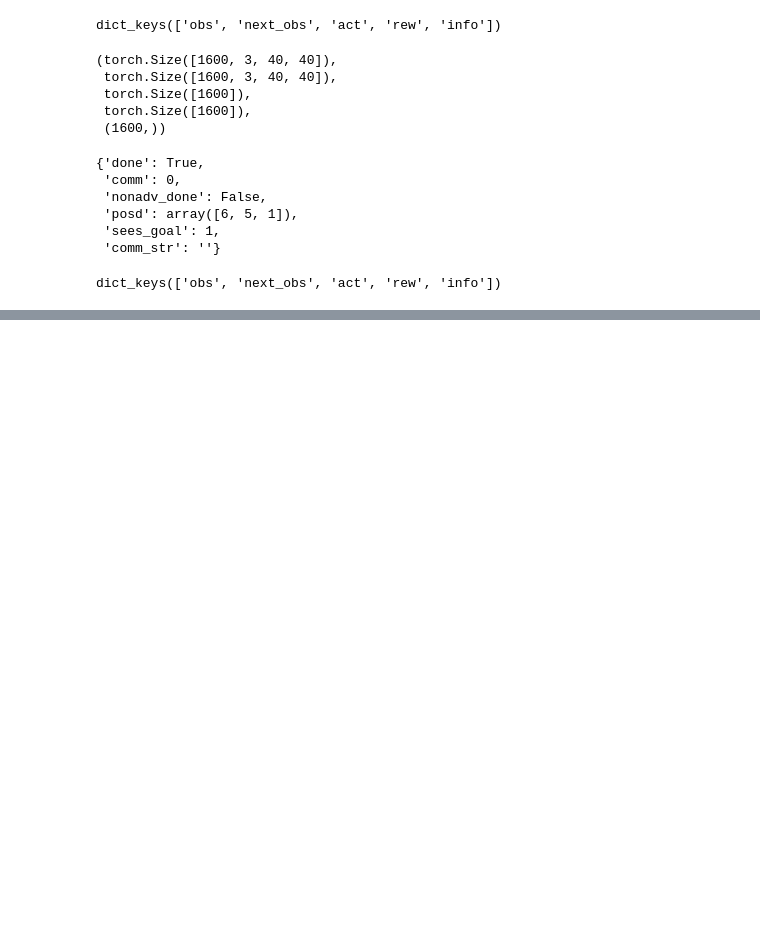
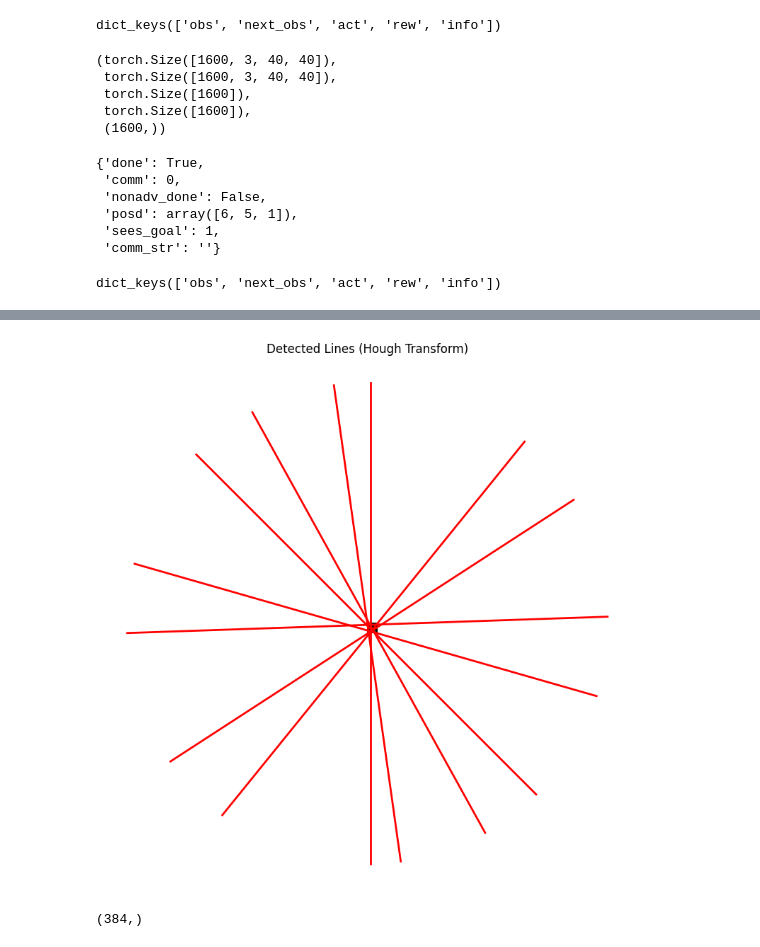
Before and after one commit to Ahmed-Khaled-Saleh/mawm, a Jupyter notebook: nbs/01c_data_loaders.ipynb, the cells around one changed output, grey strips where cells are left out. Saved outputs shown, nothing was run; the diff lists cells and outputs as text; code cells hidden in the pictures; blank space fills up the shorter version.

```diff
--- a/nbs/01c_data_loaders.ipynb
+++ b/nbs/01c_data_loaders.ipynb
@@ -495,3 +1321,69 @@ tensor([[[0.0000, 0.0000, 0.0000,  ..., 0.0000, 0.0000, 0.0000],
+# %%
+# Generate the Hough accumulator array
+# The output 'H' is the accumulator, 'angles' and 'dists' are the parameter axes
+H, angles, dists = transform.hough_line(edges)
+
+
+# Find peaks in the accumulator array.
+# 'num_peaks' controls how many of the strongest lines you detect.
+# 'threshold' is the minimum vote count required for a line to be detected.
+threshold_percent = 0.5  # Only detect peaks >= 50% of the maximum vote
+threshold_value = int(H.max() * threshold_percent)
+
+# Return the distance (d) and angle (a) corresponding to the peaks
+# The peaks are sorted by vote count
+peaks = transform.hough_line_peaks(H, angles, dists,
+                                   threshold=threshold_value,
+                                   num_peaks=20) # We'll look for up to 20 lines
+
+H_d, H_a, H_dist = peaks # Unpack the results
+# %%
+fig, ax = plt.subplots(1, 1, figsize=(8, 8))
+ax.imshow(image_rgb)
+ax.set_title('Detected Lines (Hough Transform)')
+ax.set_axis_off()
+
+# Iterate over the detected lines (peaks)
+for distance, angle in zip(H_dist, H_a):
+    # Convert polar coordinates (distance, angle) back to cartesian line endpoints
+
+    # Calculate y-intercept (y0) and slope (x0) for the line passing through the origin
+    # y0 = (distance - 0) / np.sin(angle)
+    # x0 = (distance - 0) / np.cos(angle)
+
+    # Assuming 'distance' is rho and 'angle' is theta (in radians)
+
+    # 1. Find the point on the line closest to the origin (x_rho, y_rho)
+    x_rho = distance * np.cos(angle)
+    y_rho = distance * np.sin(angle)
+
+    # 2. Define a very long line segment length
+    line_len = 1000  # Adjust based on your image size, e.g., max(height, width)
+
+    # 3. Calculate the endpoints (x1, y1) and (x2, y2)
+    # The line is perpendicular to the vector (x_rho, y_rho)
+    # The direction of the line is defined by (-sin(angle), cos(angle))
+
+    x1 = int(x_rho + line_len * (-np.sin(angle)))
+    y1 = int(y_rho + line_len * (np.cos(angle)))
+    x2 = int(x_rho - line_len * (-np.sin(angle)))
+    y2 = int(y_rho - line_len * (np.cos(angle)))
+
+    # 4. Plot the line (Note: Axes usually need to be swapped for plotting)
+    ax.plot((x1, x2), (y1, y2), '-r', linewidth=2)
+
+    # Plot the line
+    # ax.plot((y1, y2), (x1, x2), '-r', linewidth=2)
+
+plt.tight_layout()
+plt.show()
+# %% [output]
+[figure, added]
+# %%
+coins = data.coins()
+coins[0].shape
+# %% [output]
+(384,)
 # %%
 #| hide
 import nbdev; nbdev.nbdev_export()
```
Also changed, not shown: parts of 71 cells of this notebook, 21 other files.
